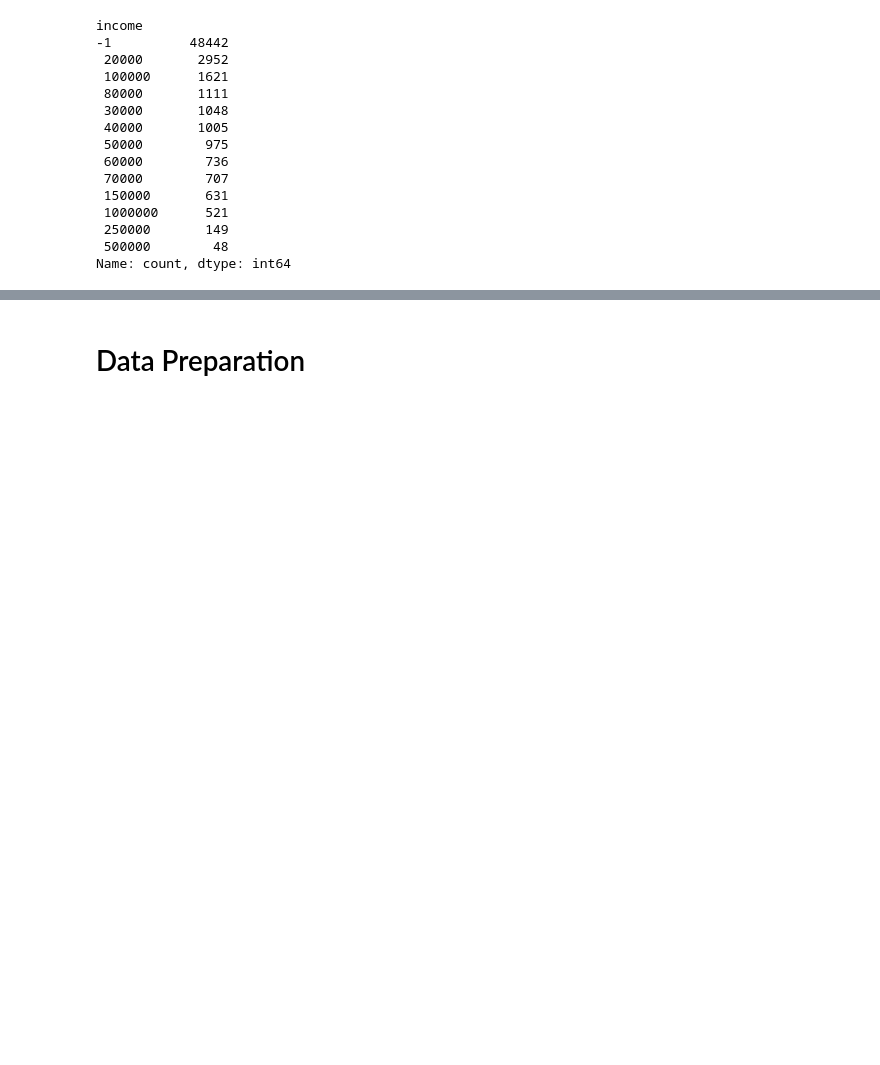
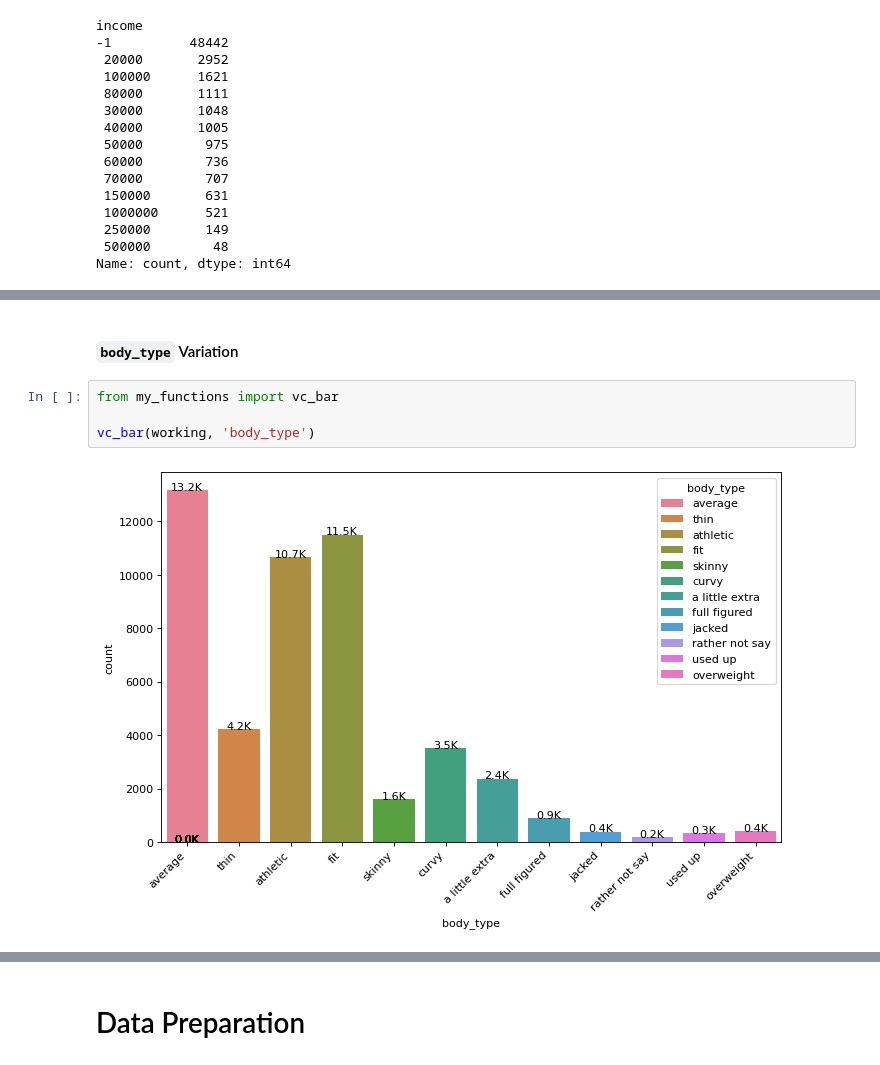
Before and after one commit to BinaryBite/OkCupid_Analysis, a Jupyter notebook: attempt_2.ipynb, the cells around one changed output, grey strips where cells are left out. Drawn from its saved outputs; the diff is of its cells as text; blank space fills up the shorter version.

```diff
--- a/attempt_2.ipynb
+++ b/attempt_2.ipynb
@@ -144,0 +227,8 @@ value_counts_table
+# %% [markdown]
+#### `body_type` Variation
+# %%
+from my_functions import vc_bar
+
+vc_bar(working, 'body_type')
+# %% [output]
+[figure, added]
```
Also changed, not shown: parts of 73 cells of this notebook, 2 other files.
